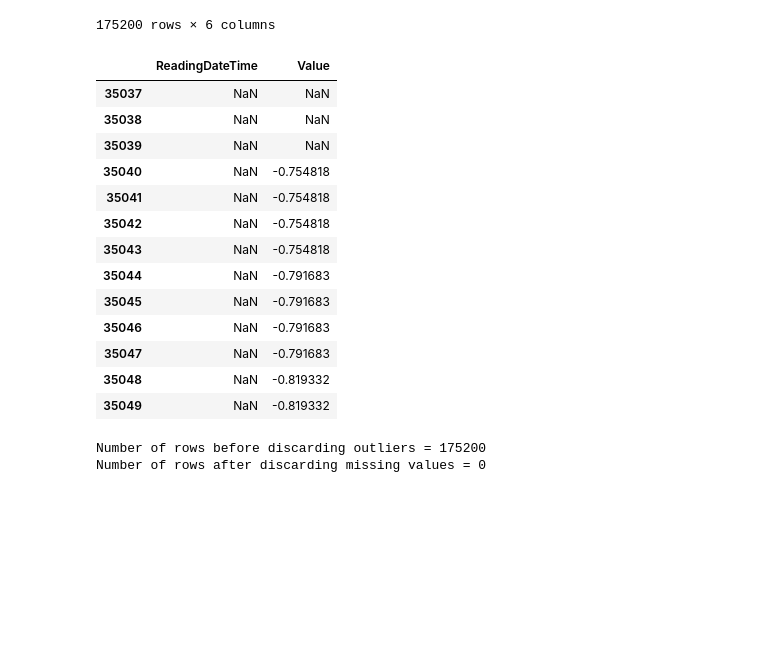
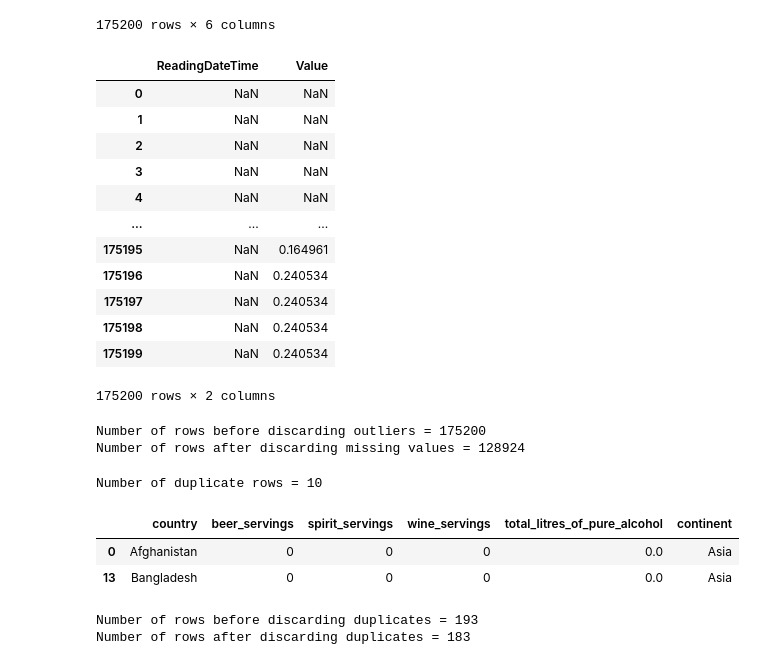
Before and after one commit to OtaSteven/CSC177_Proj, a Jupyter notebook: data_process/data_preprocessing_3.ipynb, the cells around one changed output. Saved outputs shown, nothing was run; the diff lists cells and outputs as text; code cells hidden in the pictures; blank space fills up the shorter version.

Commit message:
Added a new data set called drinks.csv. Got up to MISSING VALUES.

```diff
--- a/data_process/data_preprocessing_3.ipynb
+++ b/data_process/data_preprocessing_3.ipynb
@@ -114,27 +114,47 @@ df
 175200 rows × 6 columns
 # %%
 Z = (data2-data2.mean())/data2.std()
-Z[35037:35050]
+Z
 # %% [output]
 |  | ReadingDateTime | Value |
-| 35037 | NaN | NaN |
-| 35038 | NaN | NaN |
-| 35039 | NaN | NaN |
-| 35040 | NaN | -0.754818 |
-| 35041 | NaN | -0.754818 |
-| 35042 | NaN | -0.754818 |
-| 35043 | NaN | -0.754818 |
-| 35044 | NaN | -0.791683 |
-| 35045 | NaN | -0.791683 |
-| 35046 | NaN | -0.791683 |
-| 35047 | NaN | -0.791683 |
-| 35048 | NaN | -0.819332 |
-| 35049 | NaN | -0.819332 |
+| 0 | NaN | NaN |
+| 1 | NaN | NaN |
+| 2 | NaN | NaN |
+| 3 | NaN | NaN |
+| 4 | NaN | NaN |
+| ... | ... | ... |
+| 175195 | NaN | 0.164961 |
+| 175196 | NaN | 0.240534 |
+| 175197 | NaN | 0.240534 |
+| 175198 | NaN | 0.240534 |
+| 175199 | NaN | 0.240534 |
+175200 rows × 2 columns
 # %%
 print('Number of rows before discarding outliers = %d' % (Z.shape[0]))
-
-Z2 = Z.loc[((Z > -3).sum(axis=1)==9) & ((Z <= 3).sum(axis=1)==9),:]
+Z2 = Z.loc[((Z > -3).sum(axis=1)==1) & ((Z <= 3).sum(axis=1)==1)]
 print('Number of rows after discarding missing values = %d' % (Z2.shape[0]))
 # %% [output]
 Number of rows before discarding outliers = 175200
-Number of rows after discarding missing values = 0
+Number of rows after discarding missing values = 128924
+# %%
+#DUPLICATE DATA SET USING THE DRINKS.CSV SET
+path = "./data/"
+
+filename_read = os.path.join(path,"drinks.csv")
+df2 = pd.read_csv(filename_read, na_values=['NA','?'])
+
+dups = df2.loc[:, df2.columns != 'country'].duplicated()
+print('Number of duplicate rows = %d' % (dups.sum()))
+df2.loc[[0,13]]
+# %% [output]
+Number of duplicate rows = 10
+|  | country | beer_servings | spirit_servings | wine_servings | total_litres_of_pure_alcohol | continent |
+| 0 | Afghanistan | 0 | 0 | 0 | 0.0 | Asia |
+| 13 | Bangladesh | 0 | 0 | 0 | 0.0 | Asia |
+# %%
+print('Number of rows before discarding duplicates = %d' % (df2.shape[0]))
+data2 = df2.loc[:, df2.columns != 'country'].drop_duplicates()
+print('Number of rows after discarding duplicates = %d' % (data2.shape[0]))
+# %% [output]
+Number of rows before discarding duplicates = 193
+Number of rows after discarding duplicates = 183
```
Also changed, not shown: parts of 9 cells of this notebook, 5 other files.
